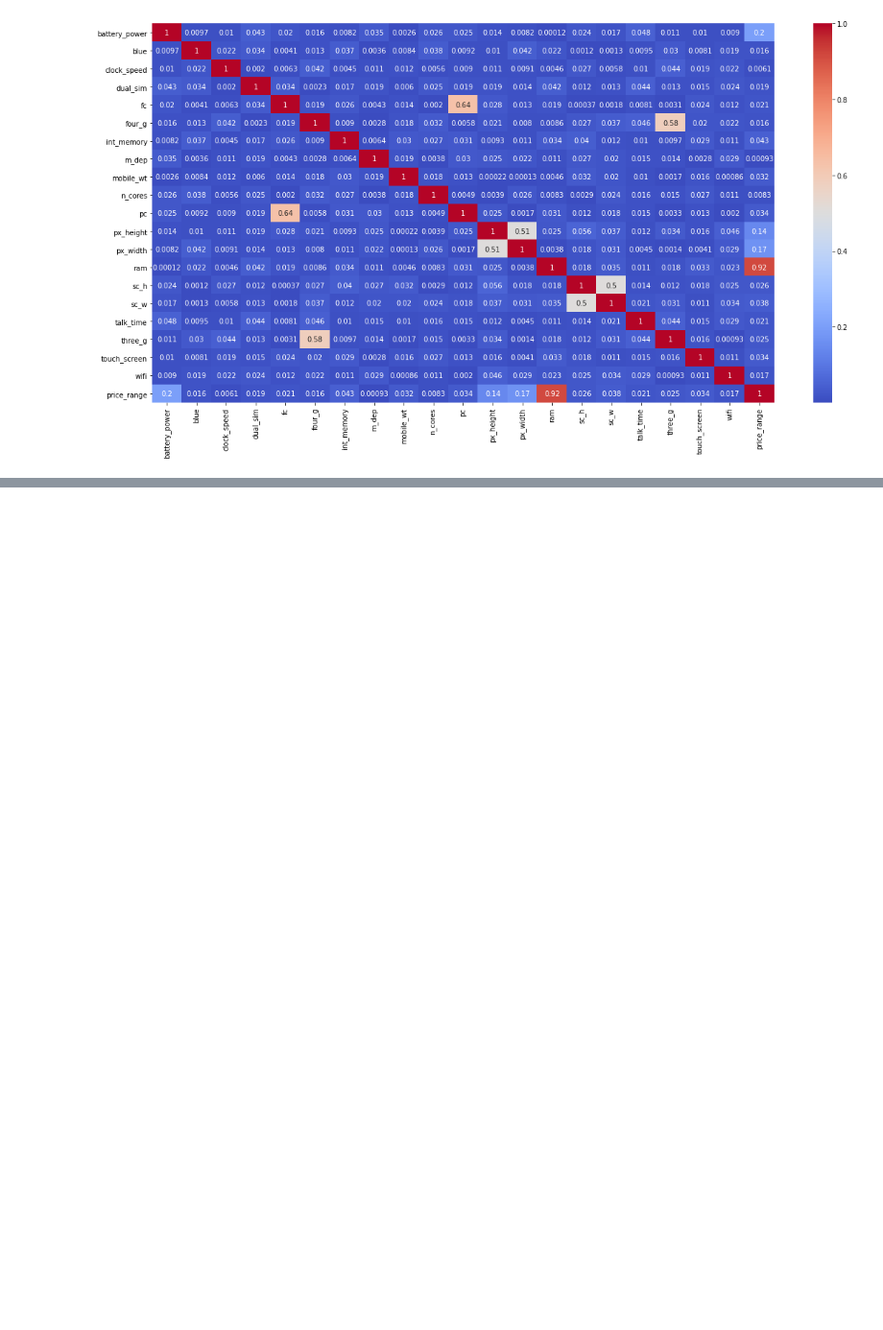
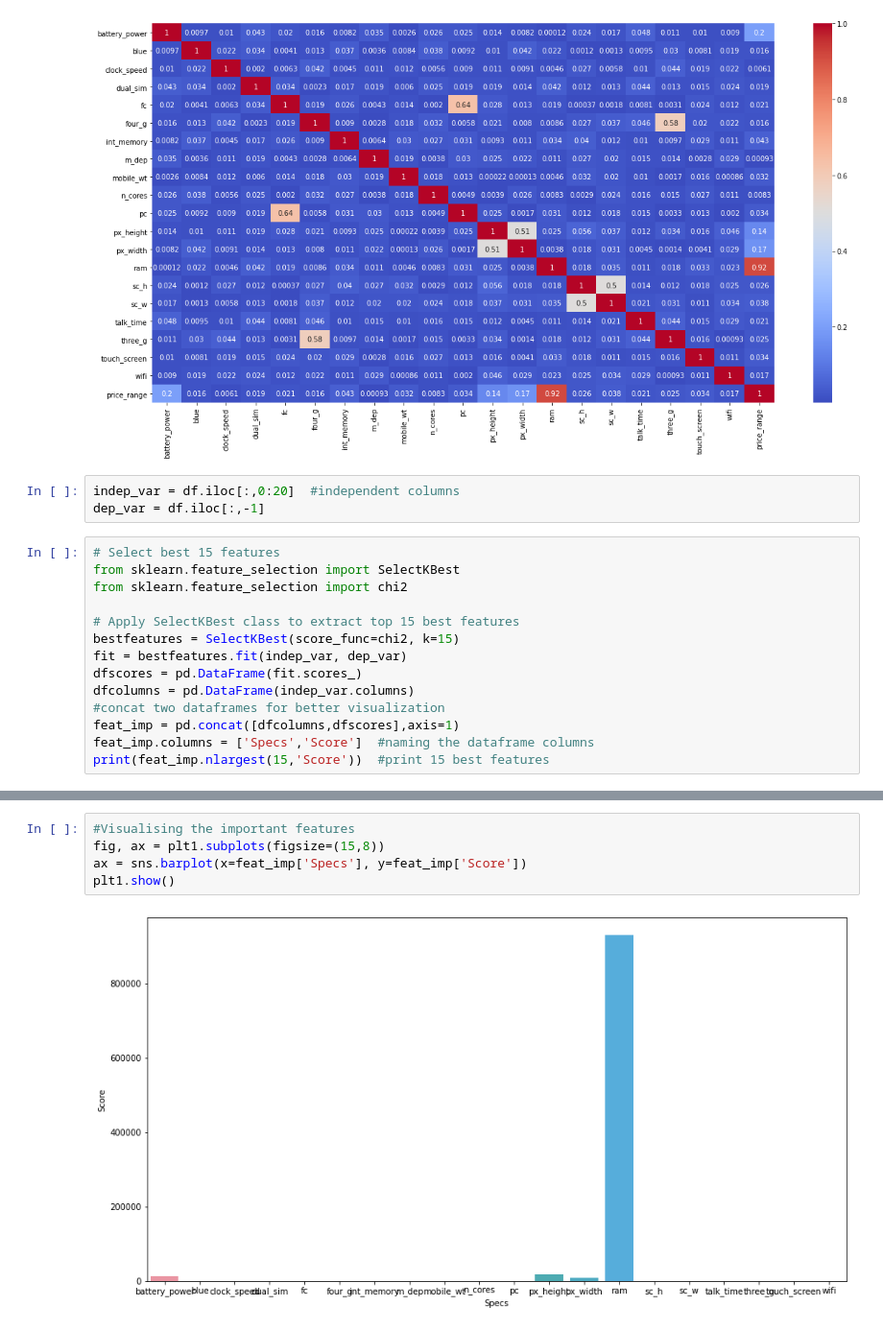
Before and after one commit to spandit98/Mobile-Price-Range-Prediction, a Jupyter notebook: Mobile_Price_Range_Prediction_Soumyadeep.ipynb, the cells around one changed output, grey strips where cells are left out. Shown at 96% size. Cells and saved outputs as stored; diff of their text form; blank space fills up the shorter version.

```diff
--- a/Mobile_Price_Range_Prediction_Soumyadeep.ipynb
+++ b/Mobile_Price_Range_Prediction_Soumyadeep.ipynb
@@ -349,3 +349,20 @@ sns.heatmap(abs(corr),cmap='coolwarm',annot=True)
 # %% [output]
 <matplotlib.axes._subplots.AxesSubplot at 0x...>
 [figure]
+# %%
+indep_var = df.iloc[:,0:20]  #independent columns
+dep_var = df.iloc[:,-1]
+# %%
+# Select best 15 features
+from sklearn.feature_selection import SelectKBest
+from sklearn.feature_selection import chi2
+
+# Apply SelectKBest class to extract top 15 best features
+bestfeatures = SelectKBest(score_func=chi2, k=15)
+fit = bestfeatures.fit(indep_var, dep_var)
+dfscores = pd.DataFrame(fit.scores_)
+dfcolumns = pd.DataFrame(indep_var.columns)
+#concat two dataframes for better visualization
+feat_imp = pd.concat([dfcolumns,dfscores],axis=1)
+feat_imp.columns = ['Specs','Score']  #naming the dataframe columns
+print(feat_imp.nlargest(15,'Score'))  #print 15 best features
@@ -351,0 +386,7 @@ sns.heatmap(abs(corr),cmap='coolwarm',annot=True)
+# %%
+#Visualising the important features
+fig, ax = plt1.subplots(figsize=(15,8))
+ax = sns.barplot(x=feat_imp['Specs'], y=feat_imp['Score'])
+plt1.show()
+# %% [output]
+[figure, added]
```
Also changed, not shown: parts of 87 cells of this notebook.
